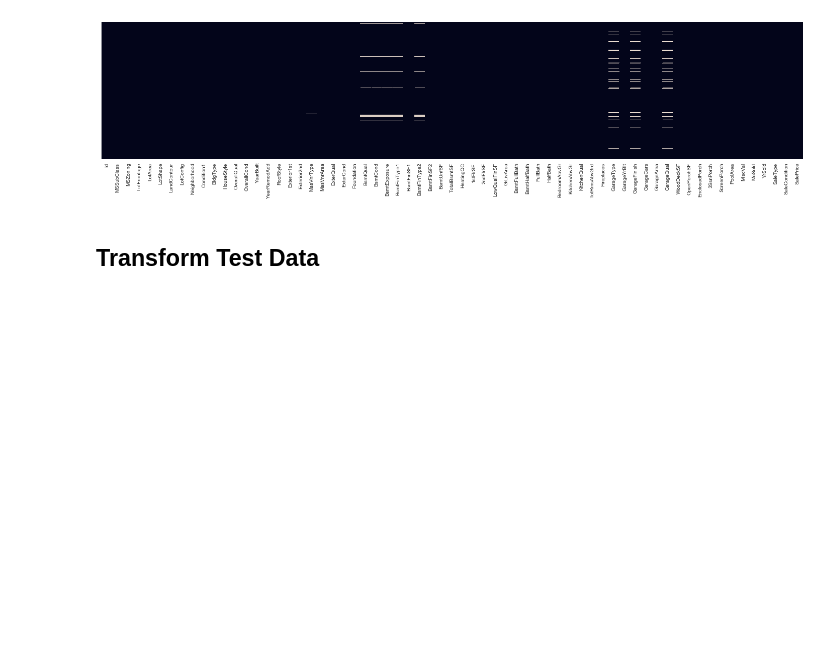
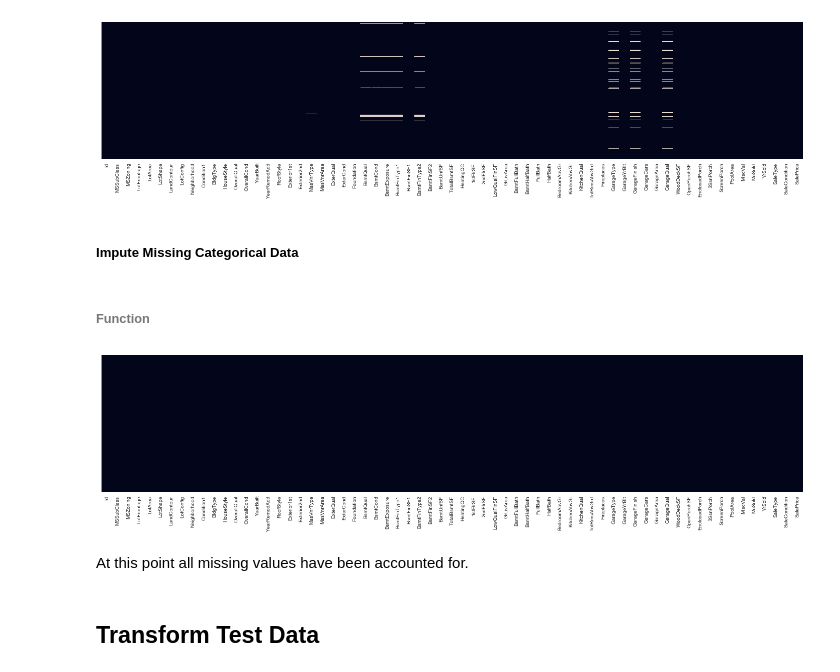
Before and after one commit to ProgrammingBishop/python, a Jupyter notebook: competitions/housing_prices.ipynb, the cells around one changed output. Drawn from its saved outputs; the diff is of its cells as text; code cells hidden in the pictures; blank space fills up the shorter version.

Commit message:
Imputed categorical data

```diff
--- a/competitions/housing_prices.ipynb
+++ b/competitions/housing_prices.ipynb
@@ -294,3 +283,7 @@ train_df.shape
 na_heatmap( train_df )
 # %% [output]
 [figure]
+# %% [markdown]
+##### Impute Missing Categorical Data
+# %% [markdown]
+###### Function
@@ -297,3 +298,11 @@ na_heatmap( train_df )
+# %%
+train_df.fillna( 'Other', inplace = True )
+# %%
+na_heatmap( train_df )
+# %% [output]
+[figure, added]
+# %% [markdown]
+At this point all missing values have been accounted for.
 # %% [markdown]
 ## Transform Test Data
 # %% [markdown]
```
Also changed, not shown: parts of 6 cells of this notebook.
